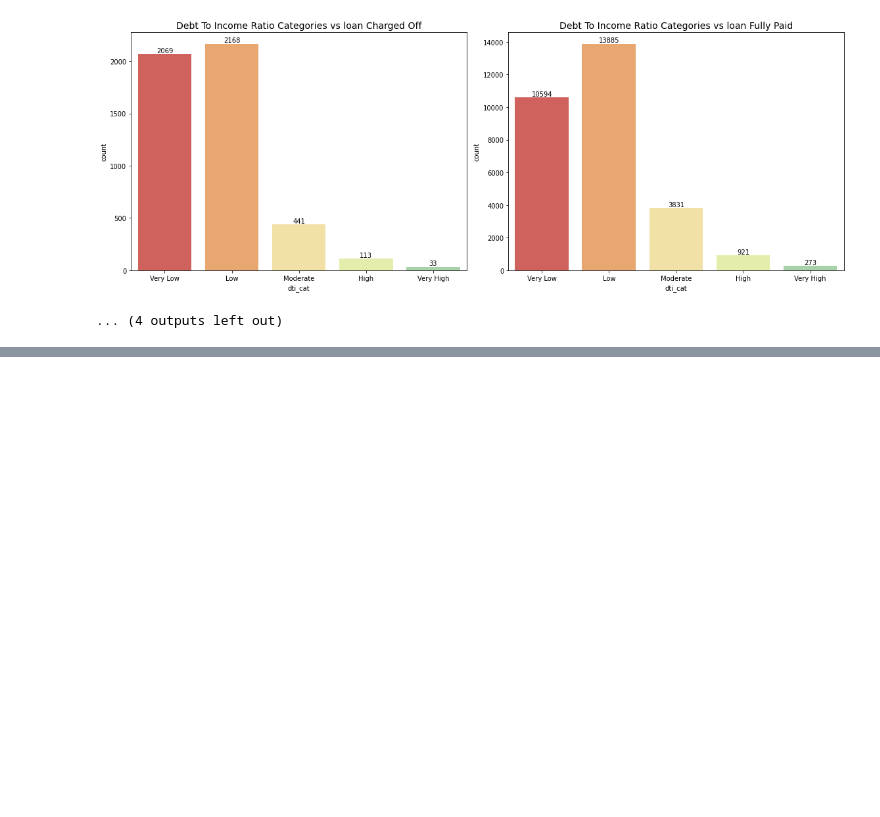
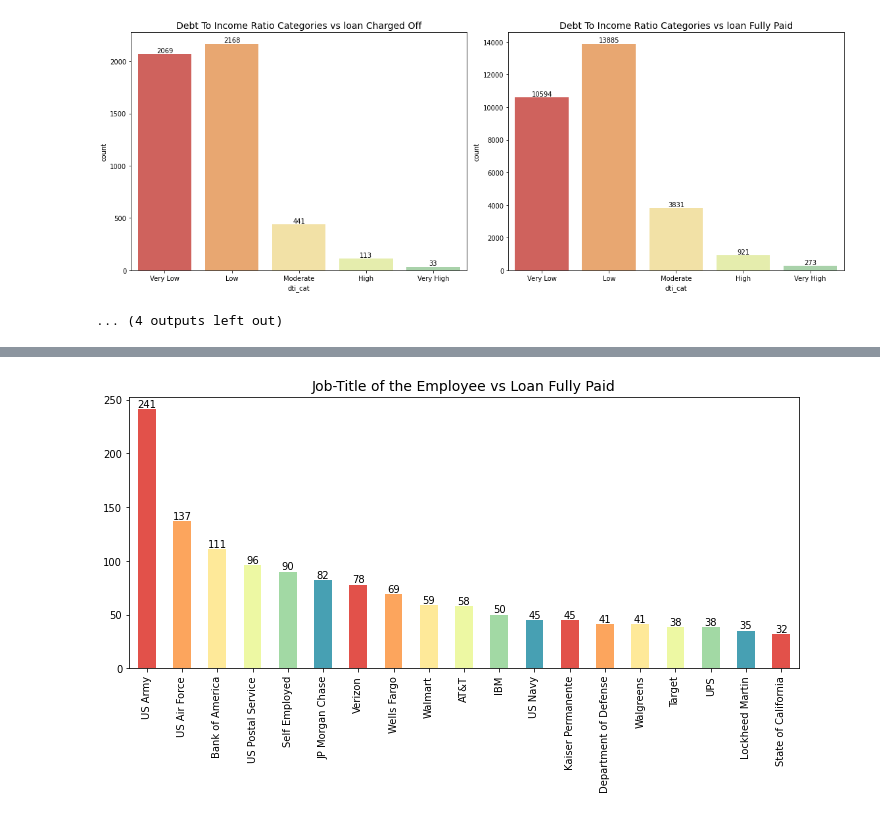
Before and after one commit to vikkicoder/EDA-on-Lending-Club-Loan-Dataset-Case-Study, a Jupyter notebook: Vishnu_Vardhan_Gudla.ipynb, the cells around one changed output, grey strips where cells are left out. Drawn from its saved outputs; the diff is of its cells as text; code cells hidden in the pictures; blank space fills up the shorter version.

```diff
--- a/Vishnu_Vardhan_Gudla.ipynb
+++ b/Vishnu_Vardhan_Gudla.ipynb
@@ -1268,3 +1274,4 @@ for i in cat_cols:
 # %%
 # Only considering Loan charged off data to perform better analysis with other variables
 df_full=df[df['loan_status']=='Charged Off']
+df_1=df[df['loan_status']=='Fully Paid']
@@ -1686,0 +1287,9 @@ plt.show()
+# %%
+plt.figure(figsize=(12,5))
+f=df_1['emp_title'].value_counts()[df_1['emp_title'].value_counts()>30].plot.bar(color=sns.color_palette("Spectral"))
+for val in f.containers:
+    f.bar_label(val)
+plt.title(col_labels['emp_title'] + ' vs Loan Fully Paid',fontsize=14)
+plt.show()
+# %% [output]
+[figure, added]
```
Also changed, not shown: parts of 143 cells of this notebook.
